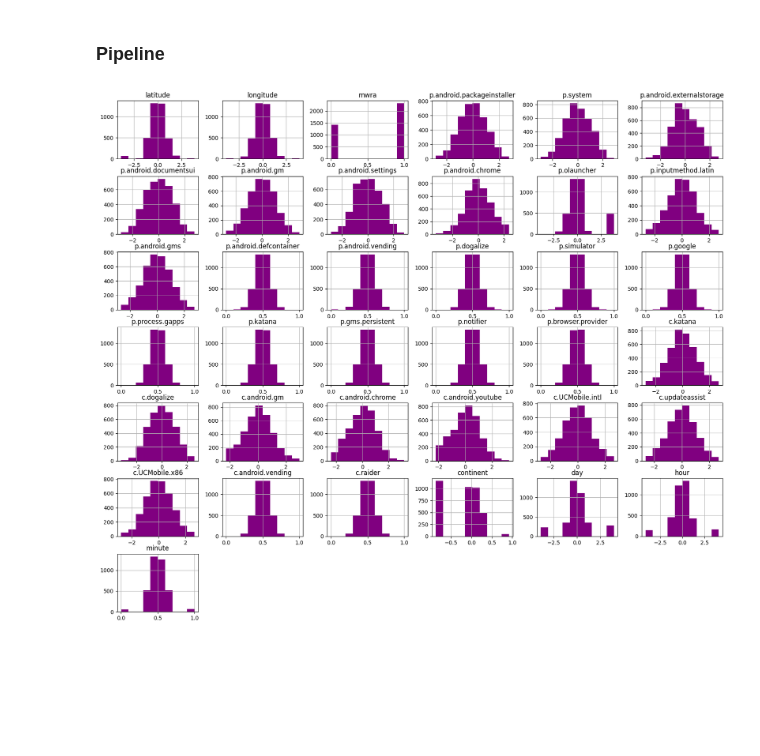
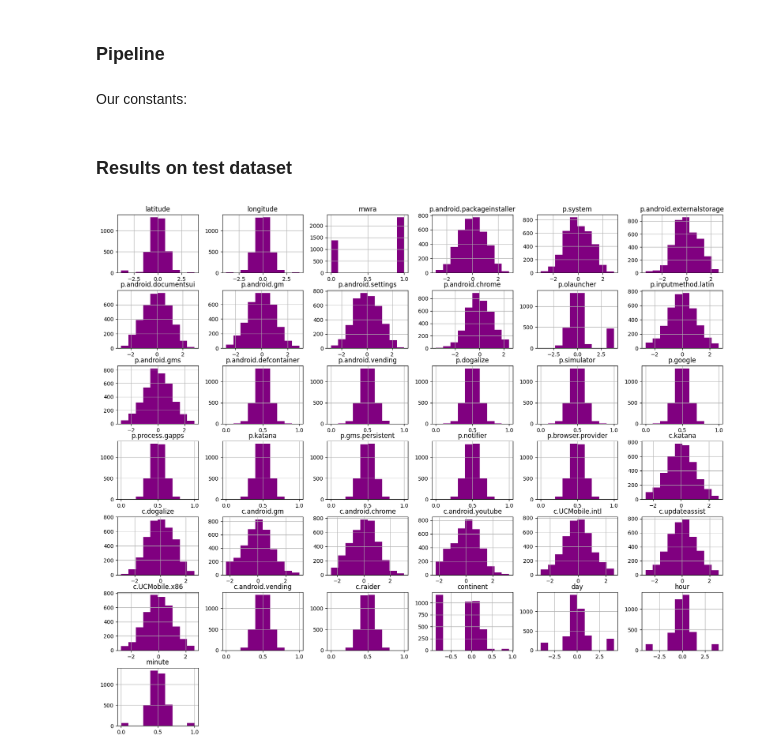
Before and after one commit to myrres0/IAU-2024, a Jupyter notebook: phase-2-oleh.ipynb, the cells around one changed output. Cells and saved outputs as stored; diff of their text form; code cells hidden in the pictures; blank space fills up the shorter version.

```diff
--- a/phase-2-oleh.ipynb
+++ b/phase-2-oleh.ipynb
@@ -827,6 +784,8 @@ class RobustScalerGroup(TransformerMixin):
         return X
 # %% [markdown]
 ### Pipeline
+# %% [markdown]
+Our constants:
 # %%
 columns_to_drop = ['store_name', 'code', 'city', 'imei']
 
@@ -856,10 +815,11 @@ pipeline = Pipeline([
     ('min_max_scaler_group_2', MinMaxScalerGroup(second_group)),
     ('robust_scaler_group_3', RobustScalerGroup(third_group)),
 ])
+# %% [markdown]
+### Results on test dataset
 # %%
-test_data_tr = pipeline.fit_transform(test_data)
+test_data_ppl = pipeline.fit_transform(test_data)
+test_data_ppl.hist(figsize=(20, 17), color='purple')
+plt.show()
+# %% [output]
+[figure, added]
-# %%
-test_data_tr.hist(figsize=(20, 17), color='purple')
-plt.show()
-# %% [output]
-[figure, removed]
```
Also changed, not shown: parts of 43 cells of this notebook.
